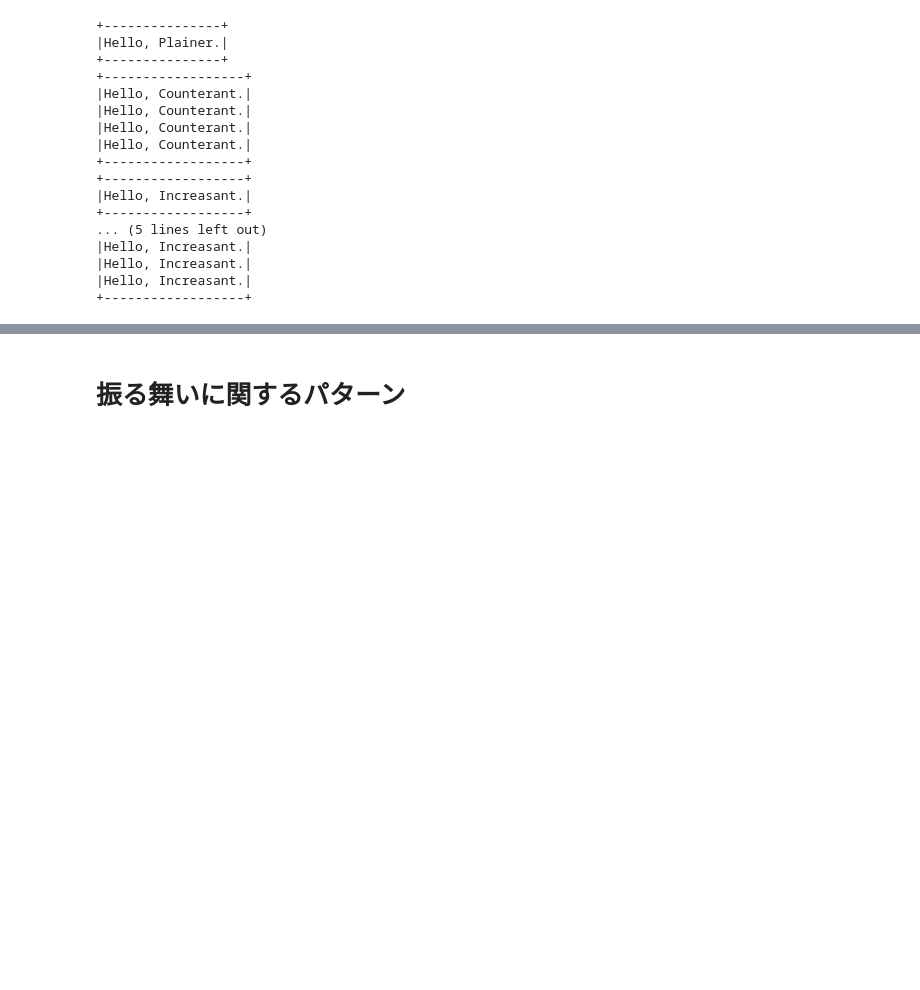
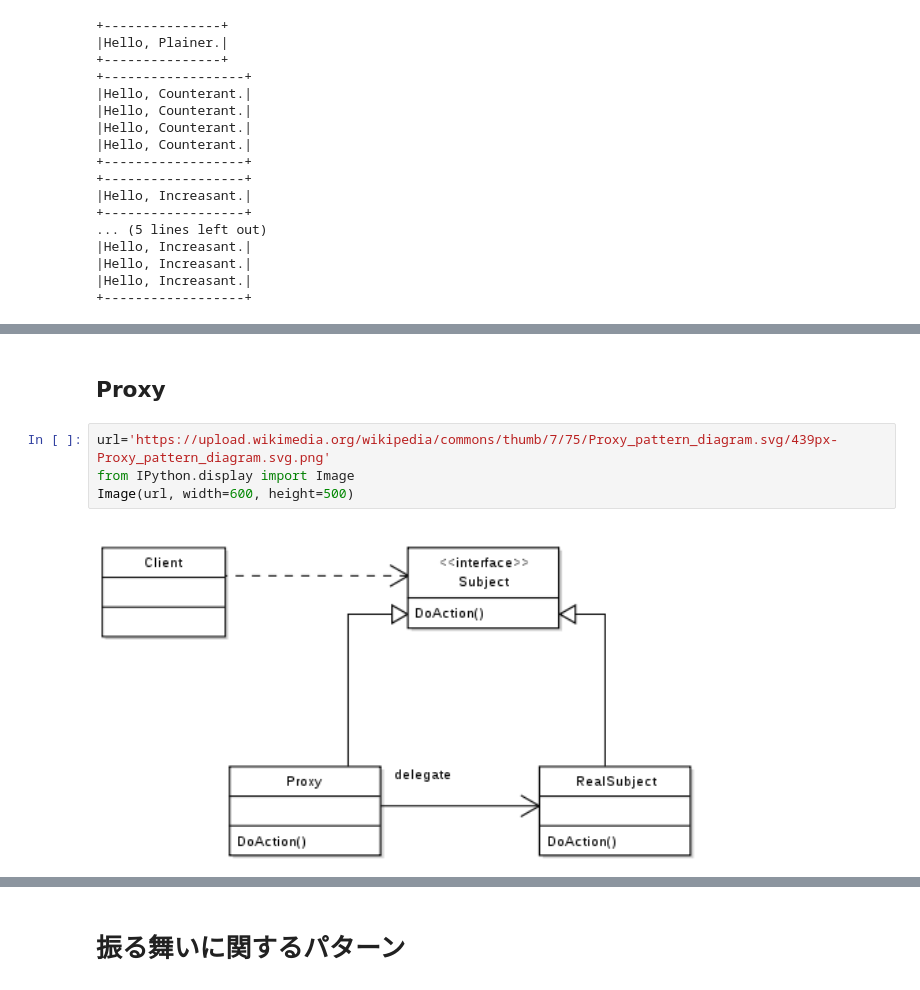
Before and after one commit to kentakozuka/data_science_notes, a Jupyter notebook: design_pattern/design_patter_py.ipynb, the cells around one changed output, grey strips where cells are left out. Saved outputs shown, nothing was run; the diff lists cells and outputs as text; blank space fills up the shorter version.

Commit message:
modified design pattern

```diff
--- a/design_pattern/design_patter_py.ipynb
+++ b/design_pattern/design_patter_py.ipynb
@@ -756,0 +905,8 @@ if __name__=="__main__":
+# %% [markdown]
+## Proxy
+# %%
+url='https://upload.wikimedia.org/wikipedia/commons/thumb/7/75/Proxy_pattern_diagram.svg/439px-Proxy_pattern_diagram.svg.png'
+from IPython.display import Image
+Image(url, width=600, height=500)
+# %% [output]
+[figure, added]
```
Also changed, not shown: parts of 19 cells of this notebook.
